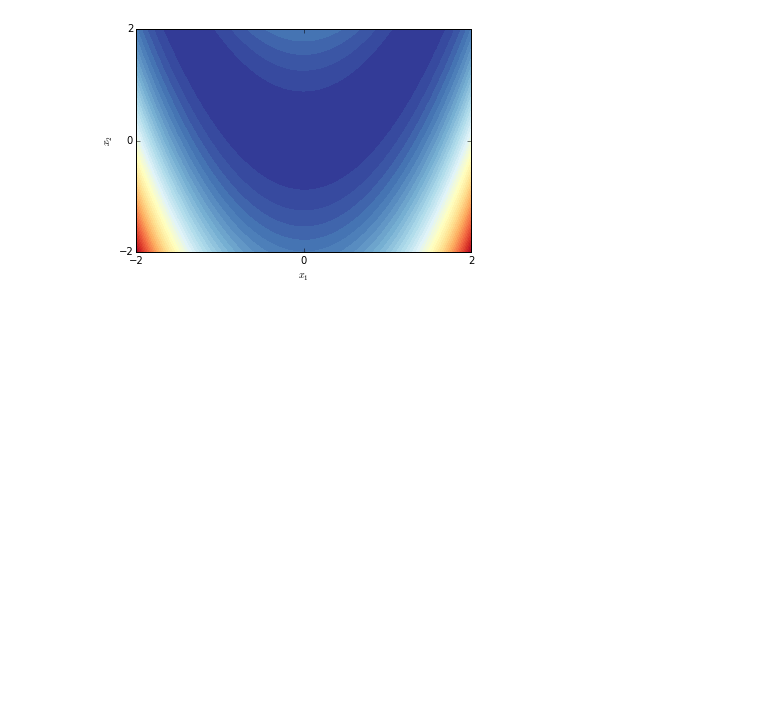
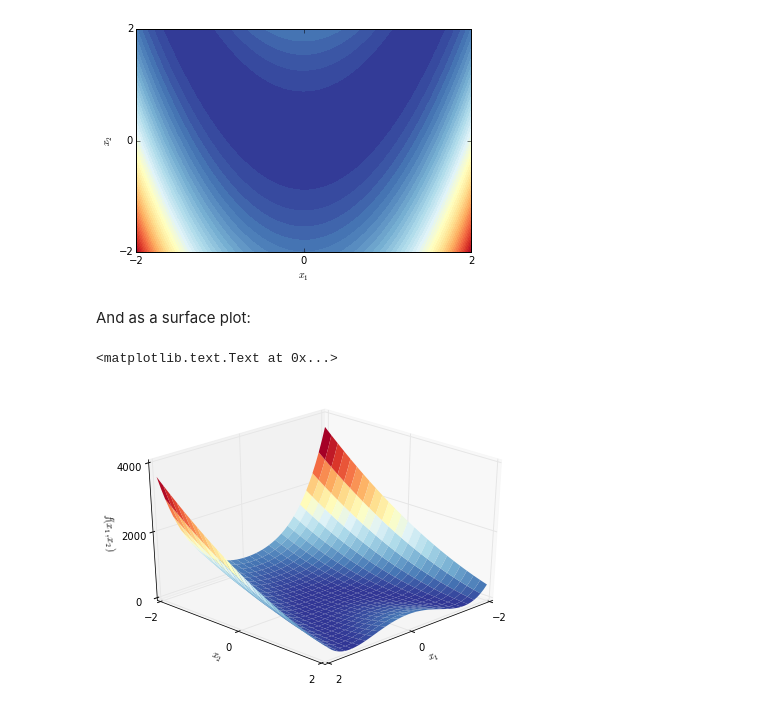
Before and after one commit to mdpiper/dakota-tutorial, a Jupyter notebook: notebooks/figures.ipynb, the cells around one changed output. Drawn from its saved outputs; the diff is of its cells as text; code cells hidden in the pictures; blank space fills up the shorter version.

Commit message:
Add surface plot of Rosenbrock function

```diff
--- a/notebooks/figures.ipynb
+++ b/notebooks/figures.ipynb
@@ -112,3 +112,20 @@ ylabel('$x_2$')
 # %% [output]
 <matplotlib.text.Text at 0x...>
 [figure]
+# %% [markdown]
+And as a surface plot:
+# %%
+from mpl_toolkits.mplot3d import Axes3D
+fig = plt.figure()
+ax = Axes3D(fig)
+ax.plot_surface(x1v, x2v, rosenbrock, rstride=2, cstride=2, linewidth=0, cmap=cm.RdYlBu_r)
+ax.view_init(elev=30, azim=45)
+xticks([-2, 0, 2])
+yticks([-2, 0, 2])
+ax.set_zticks([0, 2000, 4000])
+xlabel('$x_1$')
+ylabel('$x_2$')
+ax.set_zlabel('$f(x_1,x_2)$')
+# %% [output]
+<matplotlib.text.Text at 0x...>
+[figure, added]
```
